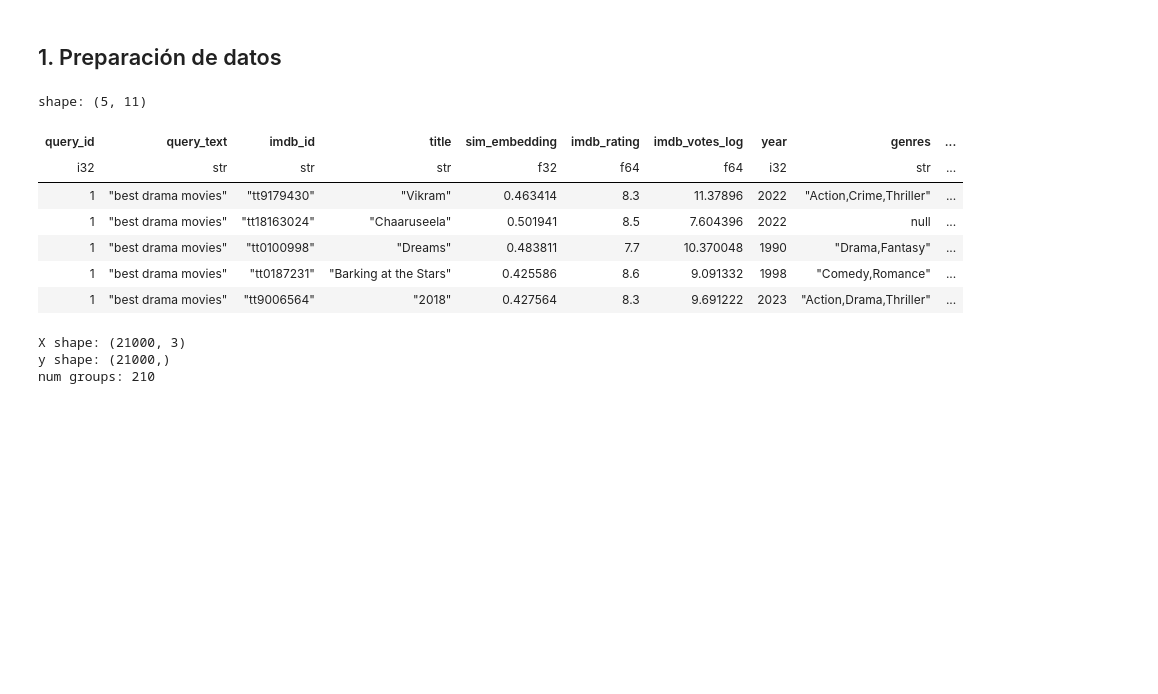
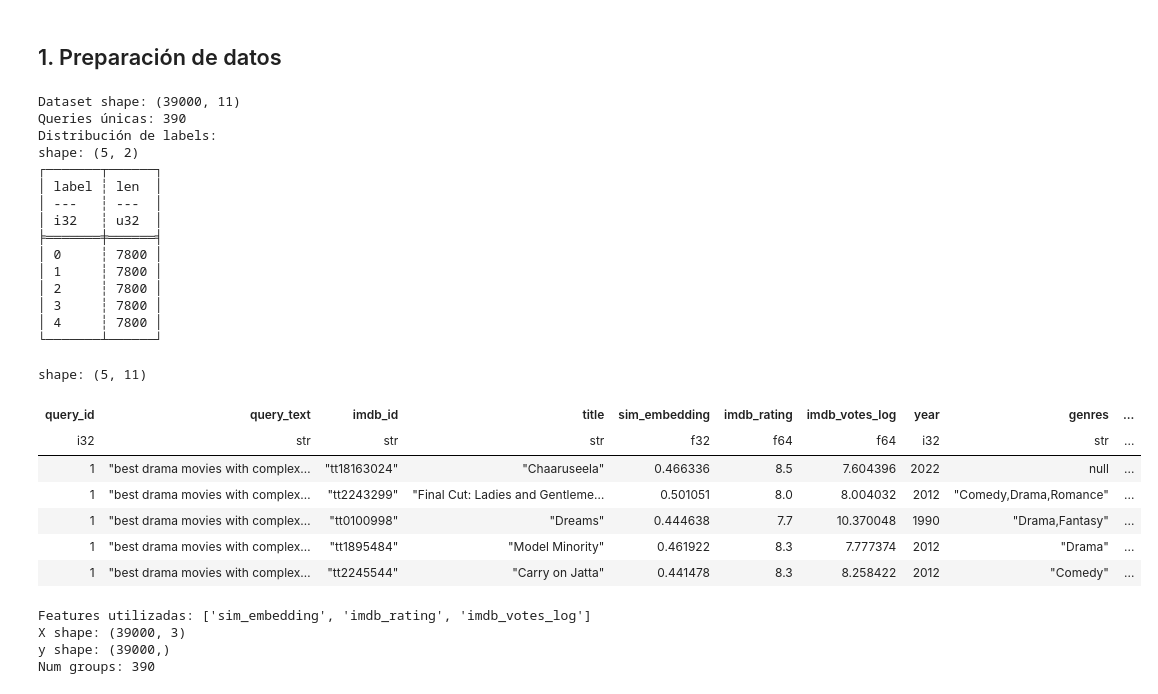
Before and after one commit to abdala9512/dsrp-machine-learning-engineering-4, a Jupyter notebook: notebooks/modeling.ipynb, the cells around one changed output. Cells and saved outputs as stored; diff of their text form; code cells hidden in the pictures; blank space fills up the shorter version.

```diff
--- a/notebooks/modeling.ipynb
+++ b/notebooks/modeling.ipynb
@@ -50,32 +54,64 @@ def ndcg_at_k(true_rels, pred_scores, k=10):
 # %% [markdown]
 ## 1. Preparación de datos
 # %%
-ltr_df = pl.read_parquet("data/ltr_imdb_dataset.parquet")
+# Cargar dataset sintético generado
+DATASET_PATH = "data/ltr_synthetic_dataset.parquet"
+
+ltr_df = pl.read_parquet(DATASET_PATH)
+print(f"Dataset shape: {ltr_df.shape}")
+print(f"Queries únicas: {ltr_df['query_id'].n_unique()}")
+print(f"Distribución de labels:\n{ltr_df.group_by('label').len().sort('label')}")
 ltr_df.head()
 # %% [output]
-shape: (5, 11)
+Dataset shape: (39000, 11)
+Queries únicas: 390
+Distribución de labels:
+shape: (5, 2)
+┌───────┬──────┐
+│ label ┆ len  │
+│ ---   ┆ ---  │
+│ i32   ┆ u32  │
+╞═══════╪══════╡
+│ 0     ┆ 7800 │
+│ 1     ┆ 7800 │
+│ 2     ┆ 7800 │
+│ 3     ┆ 7800 │
+│ 4     ┆ 7800 │
+└───────┴──────┘
+shape: (5, 11)
 | query_id | query_text | imdb_id | title | sim_embedding | imdb_rating | imdb_votes_log | year | genres | ... |
 | i32 | str | str | str | f32 | f64 | f64 | i32 | str | ... |
-| 1 | "best drama movies" | "tt9179430" | "Vikram" | 0.463414 | 8.3 | 11.37896 | 2022 | "Action,Crime,Thriller" | ... |
-| 1 | "best drama movies" | "tt18163024" | "Chaaruseela" | 0.501941 | 8.5 | 7.604396 | 2022 | null | ... |
-| 1 | "best drama movies" | "tt0100998" | "Dreams" | 0.483811 | 7.7 | 10.370048 | 1990 | "Drama,Fantasy" | ... |
-| 1 | "best drama movies" | "tt0187231" | "Barking at the Stars" | 0.425586 | 8.6 | 9.091332 | 1998 | "Comedy,Romance" | ... |
-| 1 | "best drama movies" | "tt9006564" | "2018" | 0.427564 | 8.3 | 9.691222 | 2023 | "Action,Drama,Thriller" | ... |
+| 1 | "best drama movies with complex… | "tt18163024" | "Chaaruseela" | 0.466336 | 8.5 | 7.604396 | 2022 | null | ... |
+| 1 | "best drama movies with complex… | "tt2243299" | "Final Cut: Ladies and Gentleme… | 0.501051 | 8.0 | 8.004032 | 2012 | "Comedy,Drama,Romance" | ... |
+| 1 | "best drama movies with complex… | "tt0100998" | "Dreams" | 0.444638 | 7.7 | 10.370048 | 1990 | "Drama,Fantasy" | ... |
+| 1 | "best drama movies with complex… | "tt1895484" | "Model Minority" | 0.461922 | 8.3 | 7.777374 | 2012 | "Drama" | ... |
+| 1 | "best drama movies with complex… | "tt2245544" | "Carry on Jatta" | 0.441478 | 8.3 | 8.258422 | 2012 | "Comedy" | ... |
 # %%
-
-# columnas feature (elige las que quieras incluir)
+# Columnas de features
 feature_cols = [c for c in ltr_df.columns if c.startswith("emb_")] + [
     "sim_embedding",
     "imdb_rating",
     "imdb_votes_log",
 ]
 
+# Filtrar solo las columnas que existen en el dataset
+feature_cols = [c for c in feature_cols if c in ltr_df.columns]
+print(f"Features utilizadas: {feature_cols}")
 
-print("X shape:", X.shape)
-print("y shape:", y.shape)
-print("num groups:", len(groups))
+# Preparar datos
+X = ltr_df.select(feature_cols).to_numpy()
+y = ltr_df["label"].to_numpy()
+query_ids = ltr_df["query_id"].to_numpy()
+
+# Calcular grupos (cantidad de docs por query)
+groups = ltr_df.group_by("query_id", maintain_order=True).len()["len"].to_numpy()
+
+print(f"X shape: {X.shape}")
+print(f"y shape: {y.shape}")
+print(f"Num groups: {len(groups)}")
 # %% [output]
-X shape: (21000, 3)
-y shape: (21000,)
-num groups: 210
+Features utilizadas: ['sim_embedding', 'imdb_rating', 'imdb_votes_log']
+X shape: (39000, 3)
+y shape: (39000,)
+Num groups: 390
 # %%
```
Also changed, not shown: parts of 9 cells of this notebook, 15 other files.
